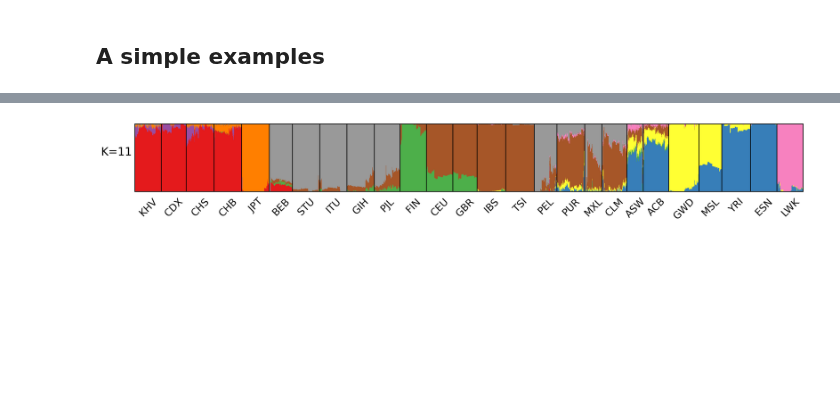
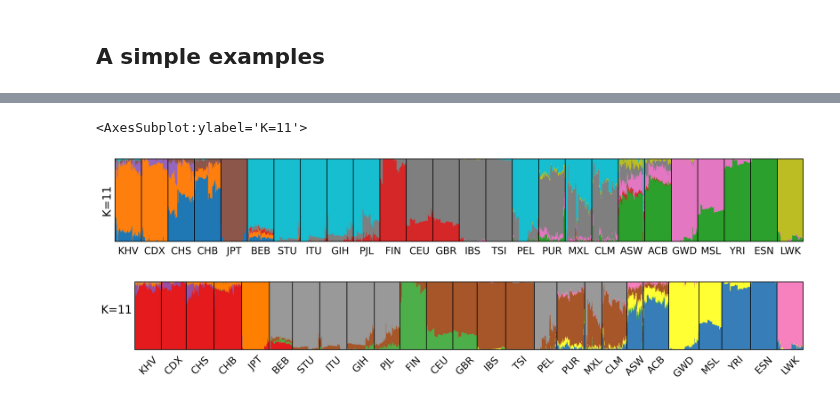
Before and after one commit to ShujiaHuang/geneview, a Jupyter notebook: docs/tutorial/admixture.ipynb, the cells around one changed output, grey strips where cells are left out. Drawn from its saved outputs; the diff is of its cells as text; code cells hidden in the pictures; blank space fills up the shorter version.

```diff
--- a/docs/tutorial/admixture.ipynb
+++ b/docs/tutorial/admixture.ipynb
@@ -21,3 +27,16 @@ admixtureplot(data="../../examples/data/admixture.output.Q",
+# %%
+f, ax = plt.subplots(1, 1, figsize=(14, 2), facecolor="w", constrained_layout=True, dpi=300)
+pop_group_1kg = ["KHV", "CDX", "CHS", "CHB", "JPT", "BEB", "STU", "ITU", "GIH", "PJL", "FIN",
+                 "CEU", "GBR", "IBS", "TSI", "PEL", "PUR", "MXL", "CLM", "ASW", "ACB", "GWD",
+                 "MSL", "YRI", "ESN", "LWK"]
+admixtureplot(data="../../examples/data/admixture.output.Q",
+              population_info="../../examples/data/admixture_population.info",
+              group_order=pop_group_1kg,
+              shuffle_popsample_kws={"n": 50},
+              ax=ax)
+# %% [output]
+<AxesSubplot:ylabel='K=11'>
+[figure, added]
 # %%
 pop_group_1kg = ["KHV", "CDX", "CHS", "CHB", "JPT", "BEB", "STU", "ITU", "GIH", "PJL", "FIN",
                  "CEU", "GBR", "IBS", "TSI", "PEL", "PUR", "MXL", "CLM", "ASW", "ACB", "GWD",
```
Also changed, not shown: parts of 3 cells of this notebook, 1 other file.
